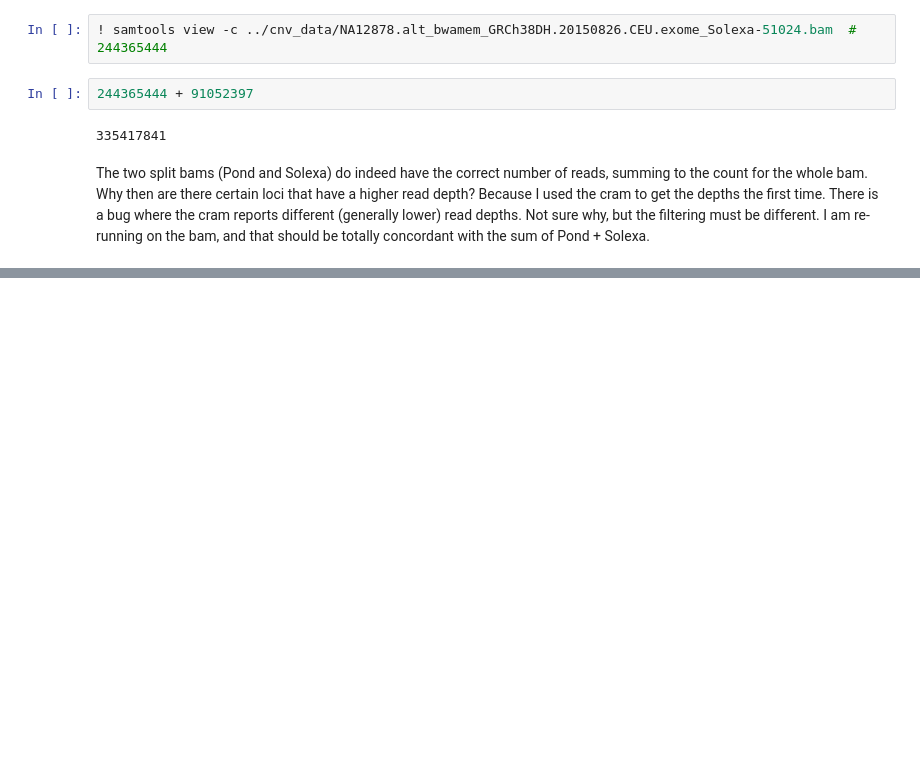
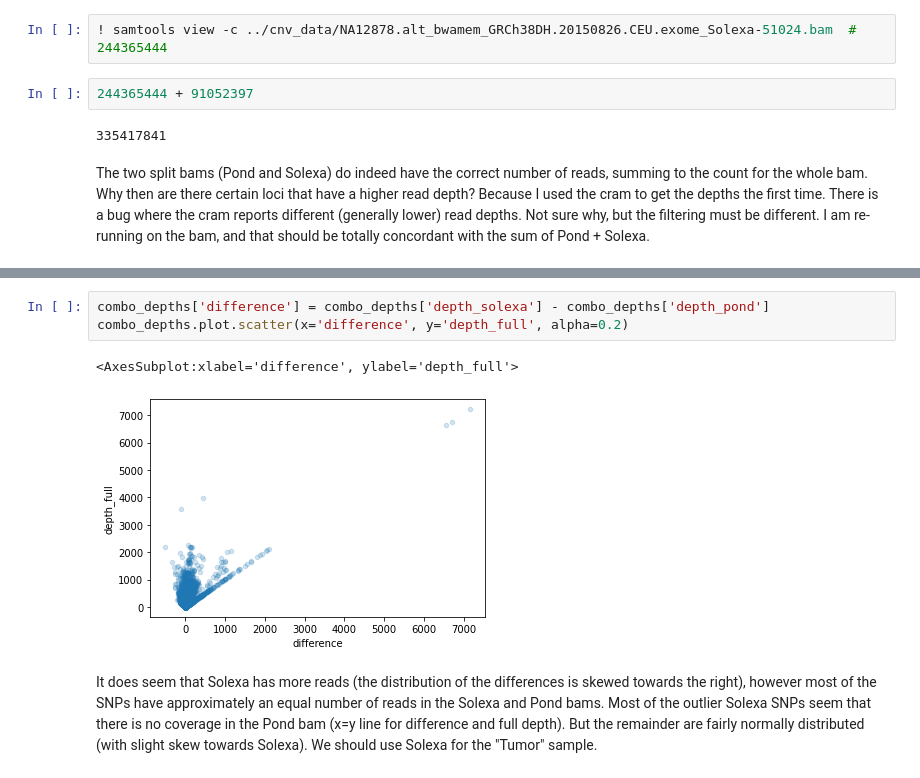
Before and after one commit to ConorMesser/cnv_suite, a Jupyter notebook: investigate_exome_bait_sets.ipynb, the cells around one changed output, grey strips where cells are left out. Drawn from its saved outputs; the diff is of its cells as text; blank space fills up the shorter version.

```diff
--- a/investigate_exome_bait_sets.ipynb
+++ b/investigate_exome_bait_sets.ipynb
@@ -180,0 +185,8 @@ The two split bams (Pond and Solexa) do indeed have the correct number of reads,
+# %%
+combo_depths['difference'] = combo_depths['depth_solexa'] - combo_depths['depth_pond']
+combo_depths.plot.scatter(x='difference', y='depth_full', alpha=0.2)
+# %% [output]
+<AxesSubplot:xlabel='difference', ylabel='depth_full'>
+[figure, added]
+# %% [markdown]
+It does seem that Solexa has more reads (the distribution of the differences is skewed towards the right), however most of the SNPs have approximately an equal number of reads in the Solexa and Pond bams. Most of the outlier Solexa SNPs seem that there is no coverage in the Pond bam (x=y line for difference and full depth). But the remainder are fairly normally distributed (with slight skew towards Solexa). We should use Solexa for the "Tumor" sample.
```
Also changed, not shown: parts of 24 cells of this notebook, 1 other file.
